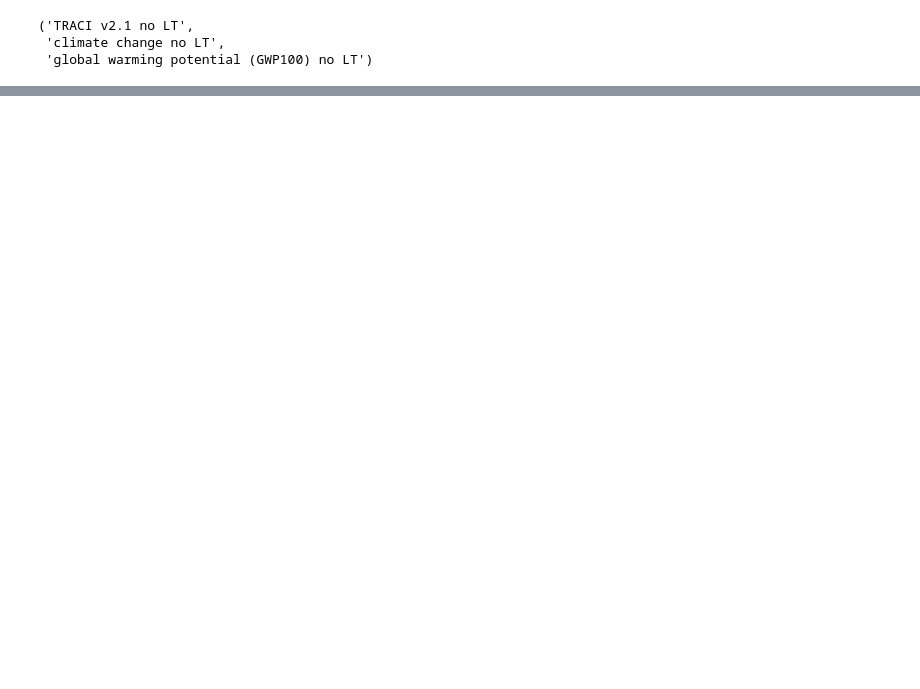
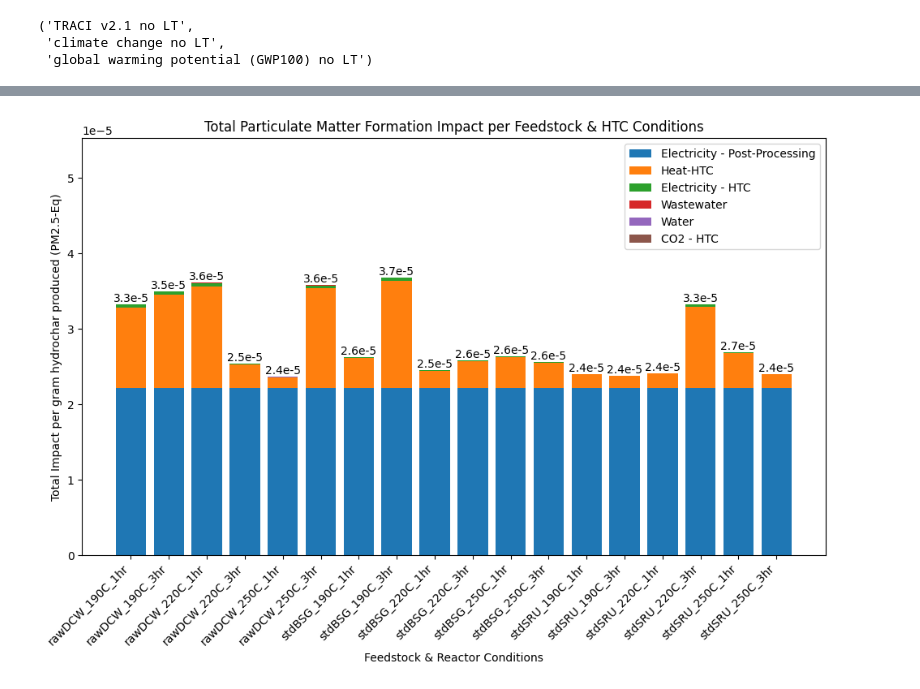
Before and after one commit to EME2-Lab/HTC-lab-exploratory, a Jupyter notebook: HTC-Uncertainty.ipynb, the cells around one changed output, grey strips where cells are left out. Cells and saved outputs as stored; diff of their text form; code cells hidden in the pictures; blank space fills up the shorter version.

```diff
--- a/HTC-Uncertainty.ipynb
+++ b/HTC-Uncertainty.ipynb
@@ -453,0 +641,4 @@ Percentage of total impact: 86.74%
+# %%
+plot_stacked_bar_impact(baseline_lcia_manager, 'particulate_matter_formation')
+# %% [output]
+[figure, added]
```
Also changed, not shown: parts of 42 cells of this notebook, 6 other files.
